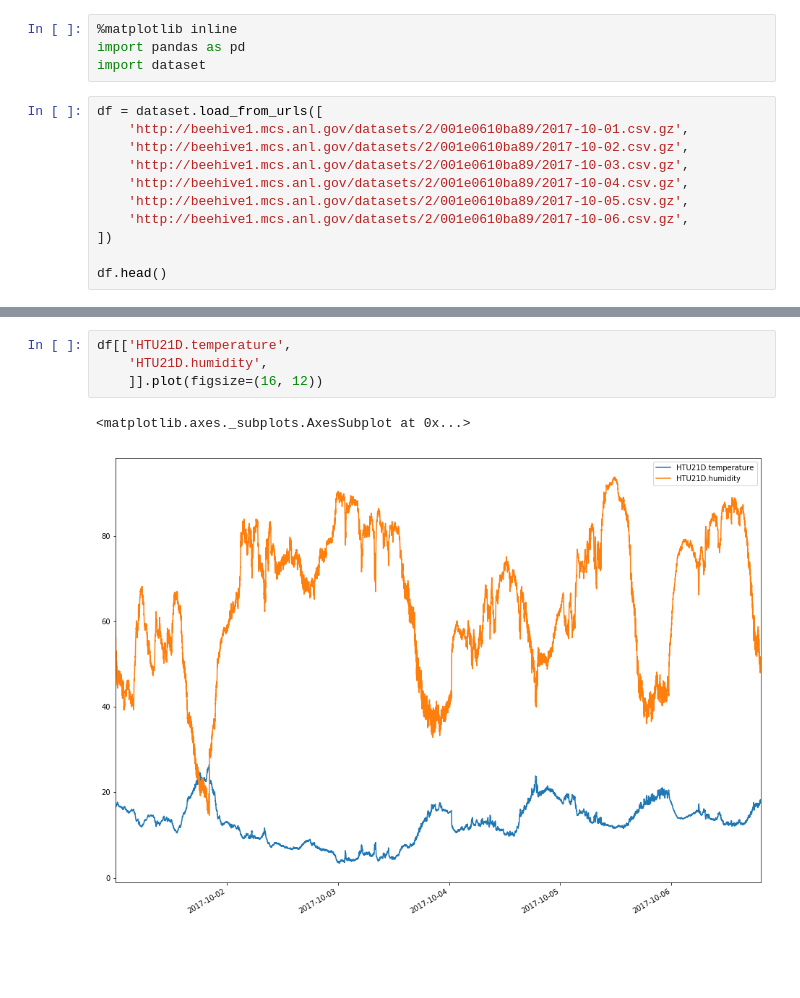
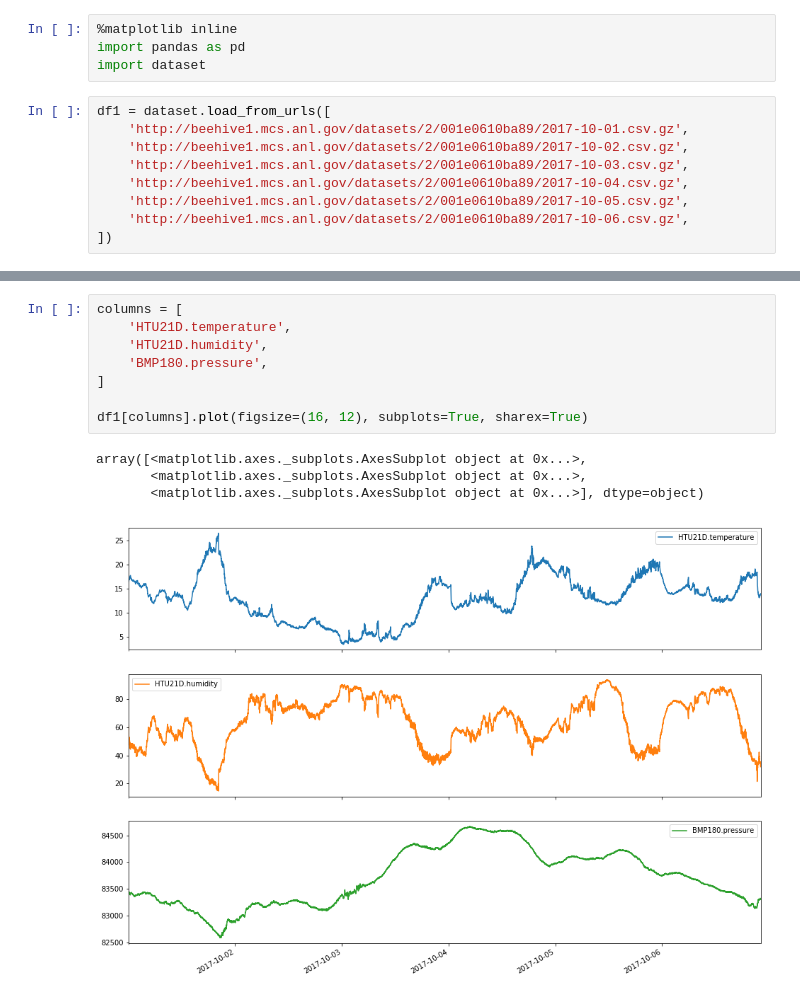
Before and after one commit to seanshahkarami/waggle-notebooks, a Jupyter notebook: Plotting Example.ipynb, the cells around one changed output, grey strips where cells are left out. Saved outputs shown, nothing was run; the diff lists cells and outputs as text; blank space fills up the shorter version.

Commit message:
put graphs on their own axes

```diff
--- a/Plotting Example.ipynb
+++ b/Plotting Example.ipynb
@@ -3,7 +3,7 @@
 import pandas as pd
 import dataset
 # %%
-df = dataset.load_from_urls([
+df1 = dataset.load_from_urls([
     'http://beehive1.mcs.anl.gov/datasets/2/001e0610ba89/2017-10-01.csv.gz',
     'http://beehive1.mcs.anl.gov/datasets/2/001e0610ba89/2017-10-02.csv.gz',
     'http://beehive1.mcs.anl.gov/datasets/2/001e0610ba89/2017-10-03.csv.gz',
@@ -11,5 +11,3 @@ df = dataset.load_from_urls([
     'http://beehive1.mcs.anl.gov/datasets/2/001e0610ba89/2017-10-05.csv.gz',
     'http://beehive1.mcs.anl.gov/datasets/2/001e0610ba89/2017-10-06.csv.gz',
 ])
-
-df.head()
@@ -24,8 +14,14 @@ df.head()
 # %%
-df[['HTU21D.temperature',
+columns = [
+    'HTU21D.temperature',
     'HTU21D.humidity',
-    ]].plot(figsize=(16, 12))
+    'BMP180.pressure',
+]
+
+df1[columns].plot(figsize=(16, 12), subplots=True, sharex=True)
 # %% [output]
-<matplotlib.axes._subplots.AxesSubplot at 0x...>
+array([<matplotlib.axes._subplots.AxesSubplot object at 0x...>,
+       <matplotlib.axes._subplots.AxesSubplot object at 0x...>,
+       <matplotlib.axes._subplots.AxesSubplot object at 0x...>], dtype=object)
-[figure, old version]
+[figure, new version]
 # %%
```
Also changed, not shown: parts of 3 cells of this notebook.
